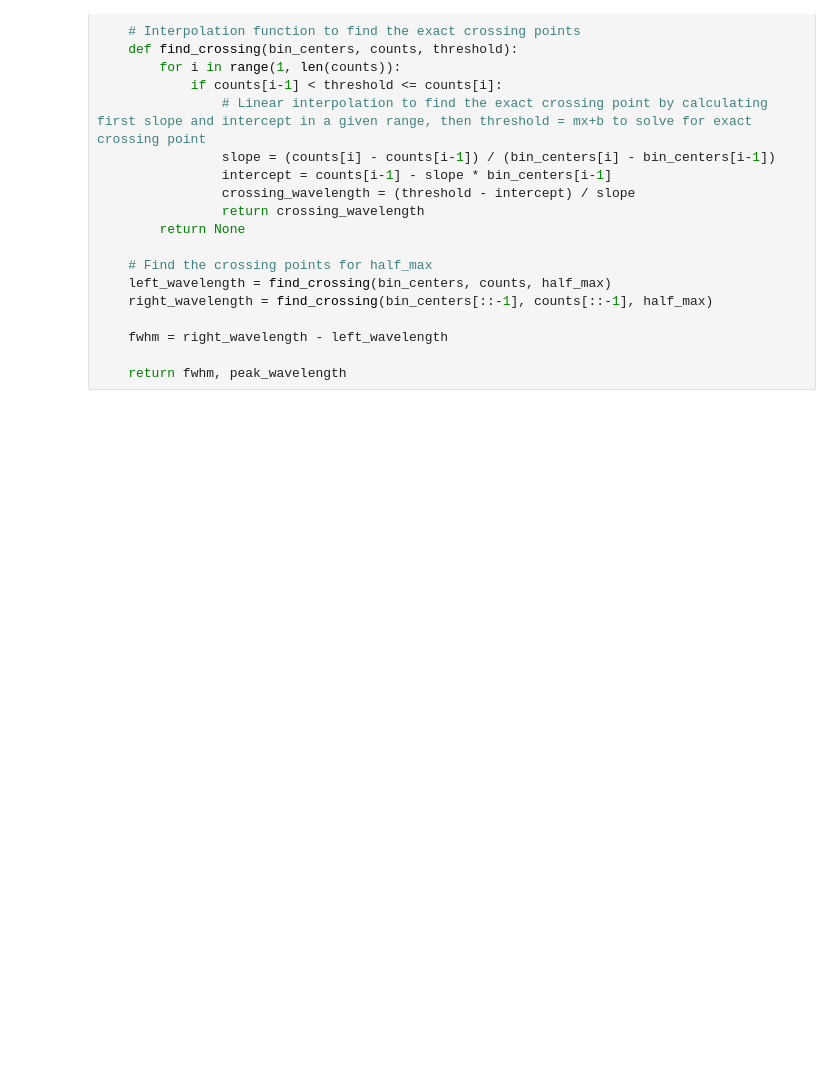
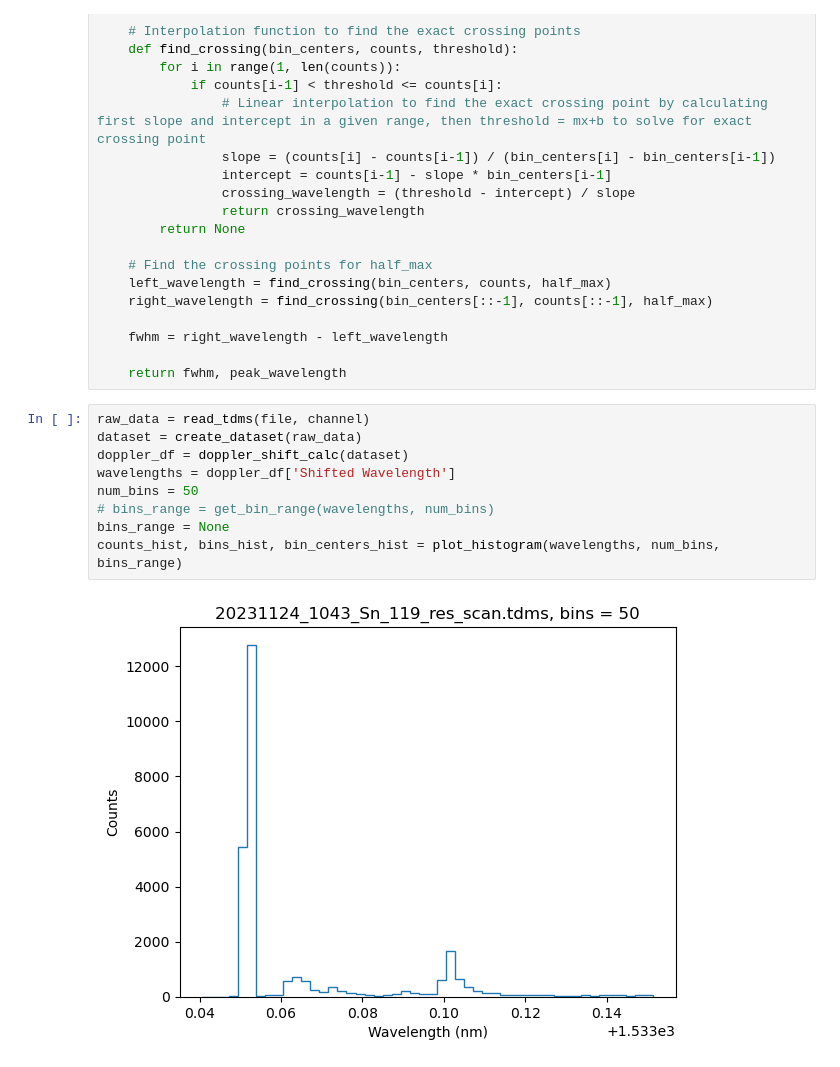
Before and after one commit to mirhex-toldex/desiree_analysis, a Jupyter notebook: analysis_IS_clean.ipynb, the cells around one changed output. Cells and saved outputs as stored; diff of their text form; blank space fills up the shorter version.

```diff
--- a/analysis_IS_clean.ipynb
+++ b/analysis_IS_clean.ipynb
@@ -251,6 +251,17 @@ def calculate_peak_and_fwhm(counts, bin_centers):
     fwhm = right_wavelength - left_wavelength
 
     return fwhm, peak_wavelength
+# %%
+raw_data = read_tdms(file, channel)
+dataset = create_dataset(raw_data)
+doppler_df = doppler_shift_calc(dataset)
+wavelengths = doppler_df['Shifted Wavelength']
+num_bins = 50
+# bins_range = get_bin_range(wavelengths, num_bins)
+bins_range = None
+counts_hist, bins_hist, bin_centers_hist = plot_histogram(wavelengths, num_bins, bins_range)
+# %% [output]
+[figure, added]
 # %%
 # Main function to run the entire analysis
 def analyze_wavelength(file, channel):
```
Also changed, not shown: parts of 2 cells of this notebook, 1 other file.
